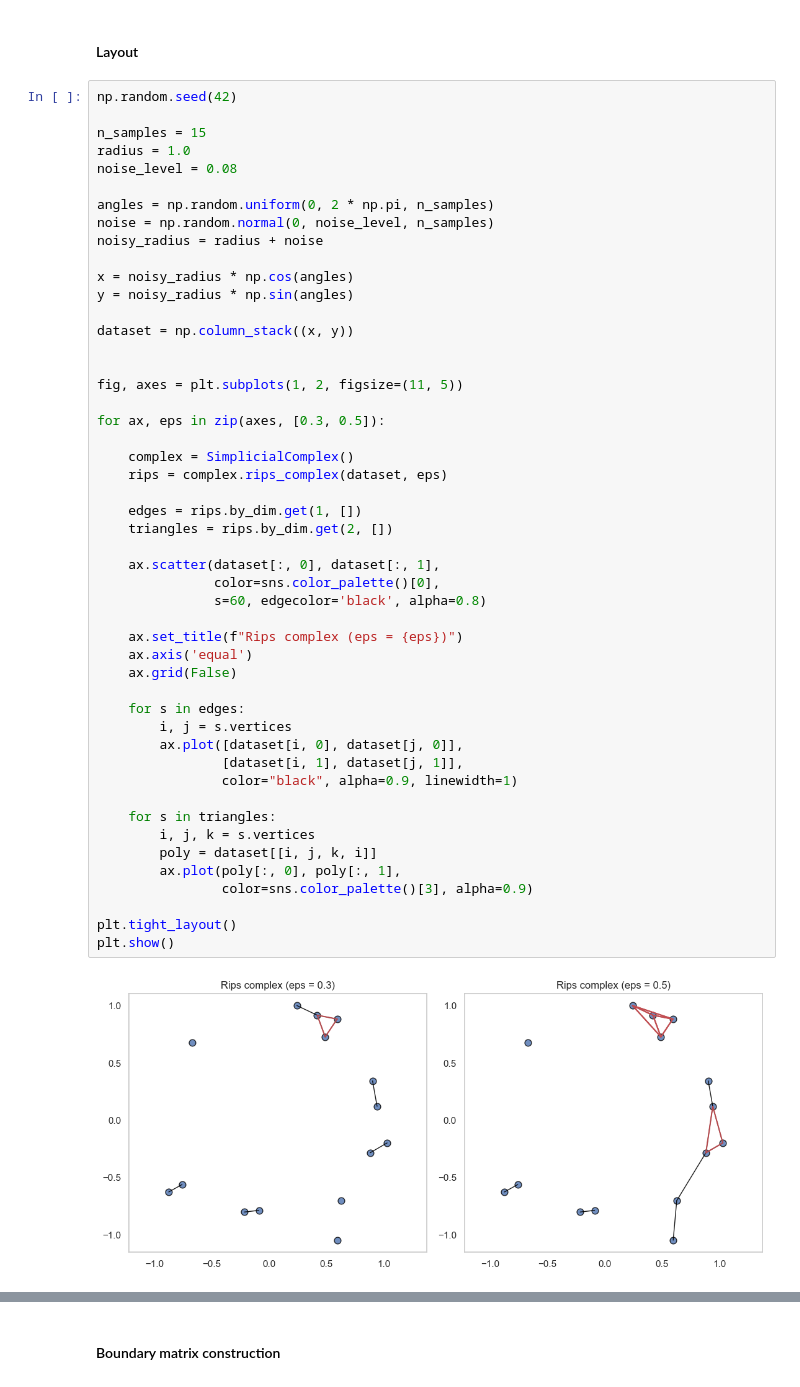
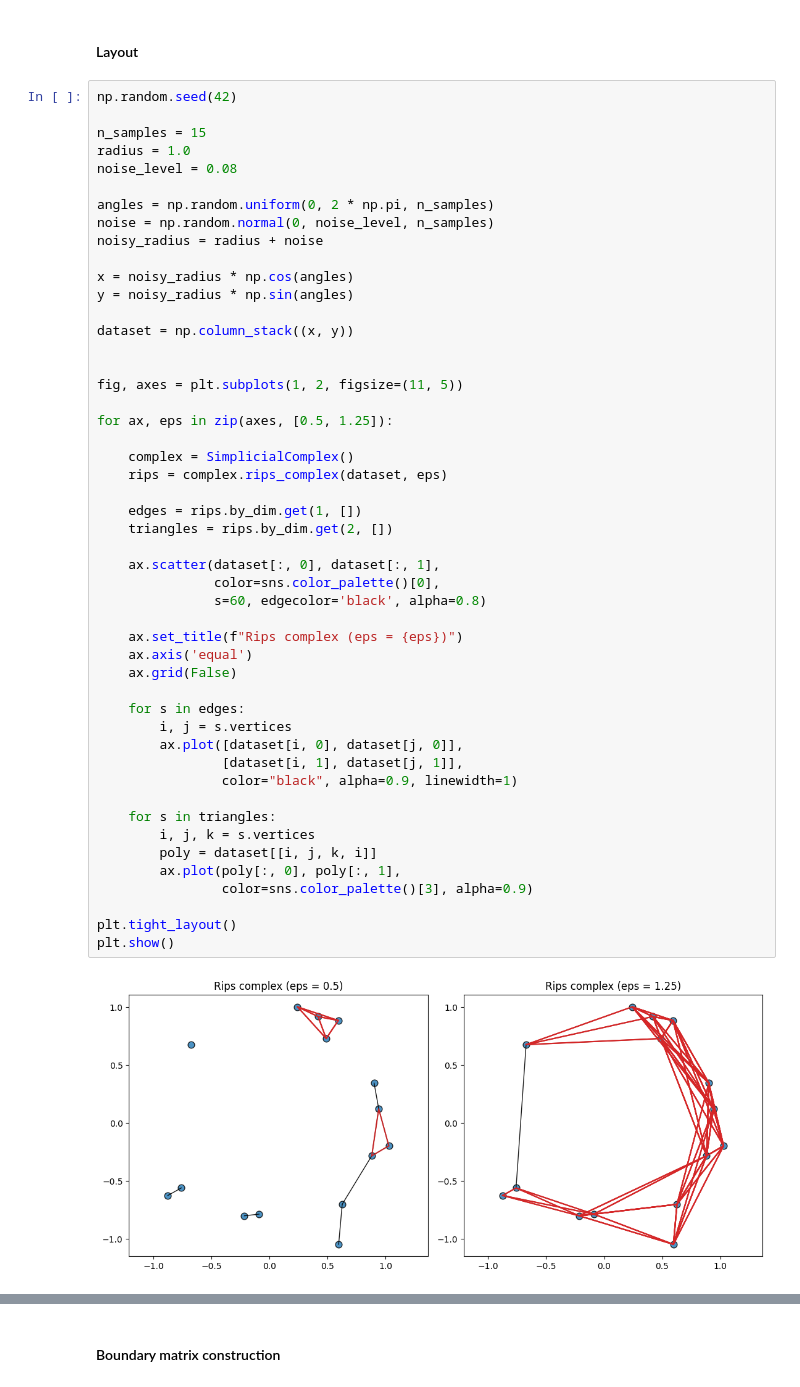
Before and after one commit to DovydasVe/computational-geometry-tda, a Jupyter notebook: case_study_synthetic_dataset.ipynb, the cells around one changed output, grey strips where cells are left out. Saved outputs shown, nothing was run; the diff lists cells and outputs as text.

```diff
--- a/case_study_synthetic_dataset.ipynb
+++ b/case_study_synthetic_dataset.ipynb
@@ -28,35 +30,35 @@ dataset = np.column_stack((x, y))
 
 fig, axes = plt.subplots(1, 2, figsize=(11, 5))
 
-for ax, eps in zip(axes, [0.3, 0.5]):
+for ax, eps in zip(axes, [0.5, 1.25]):
 
     complex = SimplicialComplex()
     rips = complex.rips_complex(dataset, eps)
 
     edges = rips.by_dim.get(1, [])
     triangles = rips.by_dim.get(2, [])
 
     ax.scatter(dataset[:, 0], dataset[:, 1],
                color=sns.color_palette()[0],
                s=60, edgecolor='black', alpha=0.8)
 
     ax.set_title(f"Rips complex (eps = {eps})")
     ax.axis('equal')
     ax.grid(False)
 
     for s in edges:
         i, j = s.vertices
         ax.plot([dataset[i, 0], dataset[j, 0]],
                 [dataset[i, 1], dataset[j, 1]],
                 color="black", alpha=0.9, linewidth=1)
 
     for s in triangles:
         i, j, k = s.vertices
         poly = dataset[[i, j, k, i]]
         ax.plot(poly[:, 0], poly[:, 1],
                 color=sns.color_palette()[3], alpha=0.9)
 
 plt.tight_layout()
 plt.show()
 # %% [output]
-[figure, old version]
+[figure, new version]
```
Also changed, not shown: parts of 4 cells of this notebook, 4 other files.
